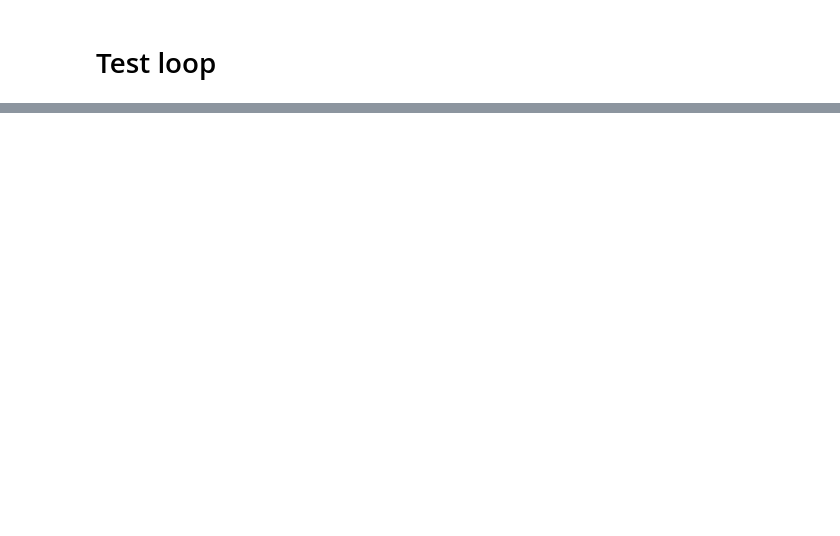
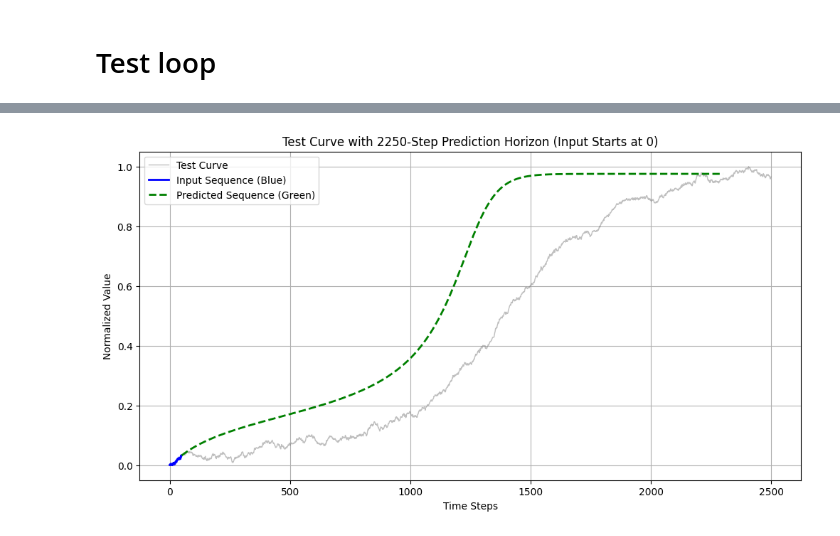
Before and after one commit to denmj/lstm, a Jupyter notebook: lstm_many_to_many_three_curves_noise.ipynb, the cells around one changed output, grey strips where cells are left out. Cells and saved outputs as stored; diff of their text form; code cells hidden in the pictures; blank space fills up the shorter version.

```diff
--- a/lstm_many_to_many_three_curves_noise.ipynb
+++ b/lstm_many_to_many_three_curves_noise.ipynb
@@ -423,0 +256,69 @@ Test Loss: 0.000000
+# %%
+def get_sequence_from_curve(curve, start_idx, seq_len):
+    """
+    Extract a sequence of a specified length from the curve starting at a given index.
+
+    Parameters:
+    - curve: The complete time series (1D numpy array or list).
+    - start_idx: The starting index for the sequence.
+    - seq_len: The length of the sequence to extract.
+
+    Returns:
+    - The extracted sequence as a numpy array.
+    """
+    end_idx = start_idx + seq_len
+    if end_idx > len(curve):
+        raise ValueError(f"End index {end_idx} exceeds curve length {len(curve)}.")
+    return curve[start_idx:end_idx]
+# %%
+
+# Parameters for sequence selection
+start_idx = 0  # Starting index of the input sequence (choose from anywhere in the curve)
+seq_len = 50  # Length of the input sequence
+prediction_horizon = 2250  # Number of points to predict
+
+# Get input sequence
+x_input = get_sequence_from_curve(test_curve_scaled, start_idx, seq_len)
+x_input_tensor = torch.tensor(x_input, dtype=torch.float32).unsqueeze(0).unsqueeze(-1).to(device)  # Shape: [1, seq_len, 1]
+
+# Initialize a list to store predictions
+predictions = []
+
+# Auto-regressive prediction
+model.eval()
+with torch.no_grad():
+    for _ in range(prediction_horizon):
+        # Generate prediction
+        y_pred = model(x_input_tensor)
+        y_next = y_pred[:, -1, :]  # Take the last prediction (next point)
+        predictions.append(y_next.item())
+
+        # Update input sequence (remove the first point, append the new prediction)
+        x_input_tensor = torch.cat((x_input_tensor[:, 1:, :], y_next.unsqueeze(1)), dim=1)
+
+# Convert predictions to numpy for visualization
+predictions = np.array(predictions)
+
+# Visualization
+import matplotlib.pyplot as plt
+
+# Define indices for plotting
+x_indices = np.arange(len(test_curve_scaled))
+input_indices = np.arange(start_idx, start_idx + seq_len)
+prediction_indices = np.arange(start_idx + seq_len, start_idx + seq_len + prediction_horizon)
+
+# Plot the test curve
+plt.figure(figsize=(12, 6))
+plt.plot(x_indices, test_curve_scaled, label="Test Curve", color="gray", linewidth=1, alpha=0.5)  # Full test curve in gray
+plt.plot(input_indices, test_curve_scaled[start_idx:start_idx + seq_len], label="Input Sequence (Blue)", color="blue", linewidth=2)  # Input in blue
+plt.plot(prediction_indices, predictions, label="Predicted Sequence (Green)", color="green", linestyle="--", linewidth=2)  # Predictions in green
+
+# Add labels and legend
+plt.title(f"Test Curve with {prediction_horizon}-Step Prediction Horizon (Input Starts at {start_idx})")
+plt.xlabel("Time Steps")
+plt.ylabel("Normalized Value")
+plt.legend()
+plt.grid(True)
+plt.show()
+# %% [output]
+[figure, added]
```
Also changed, not shown: parts of 21 cells of this notebook.
